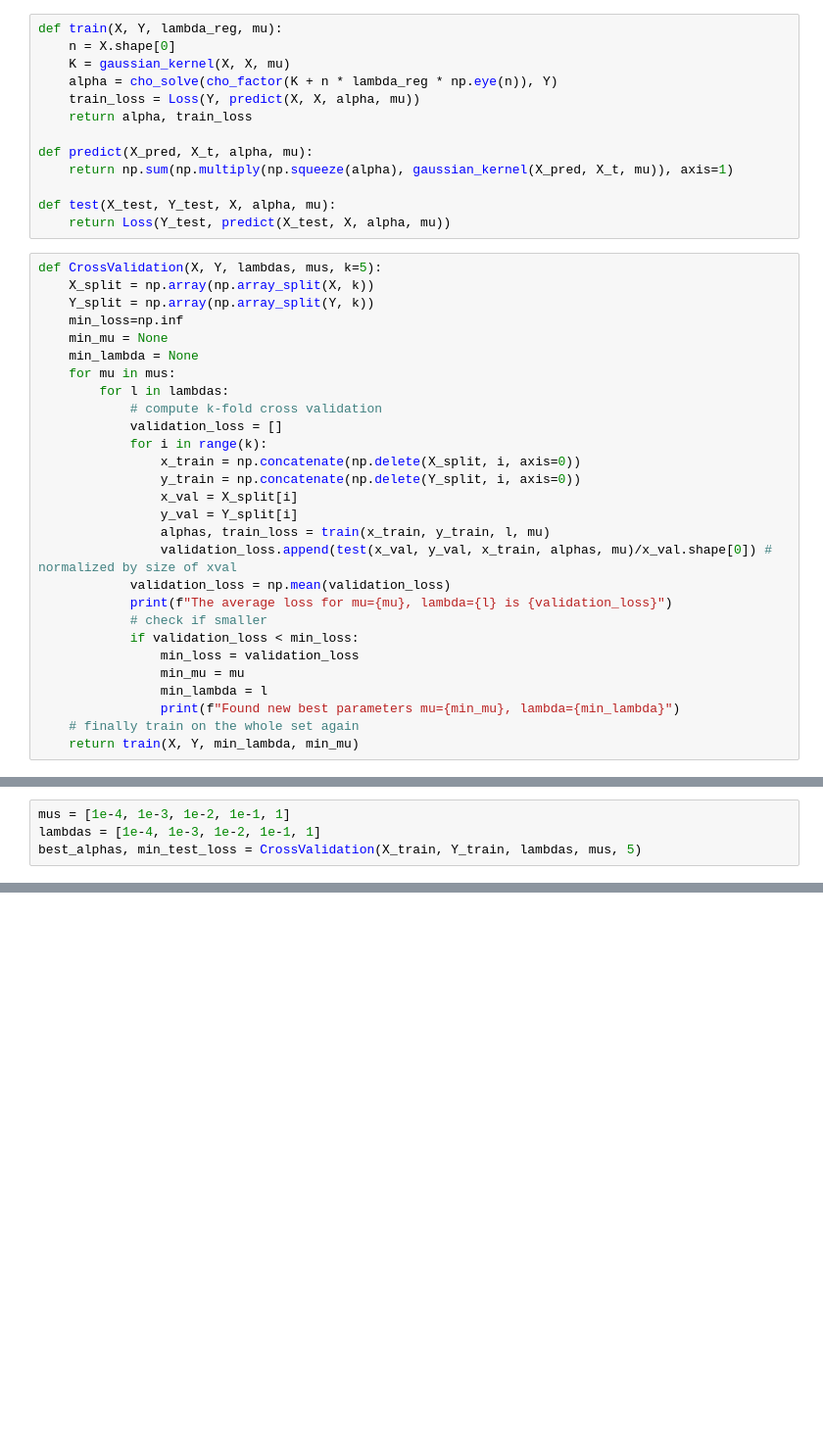
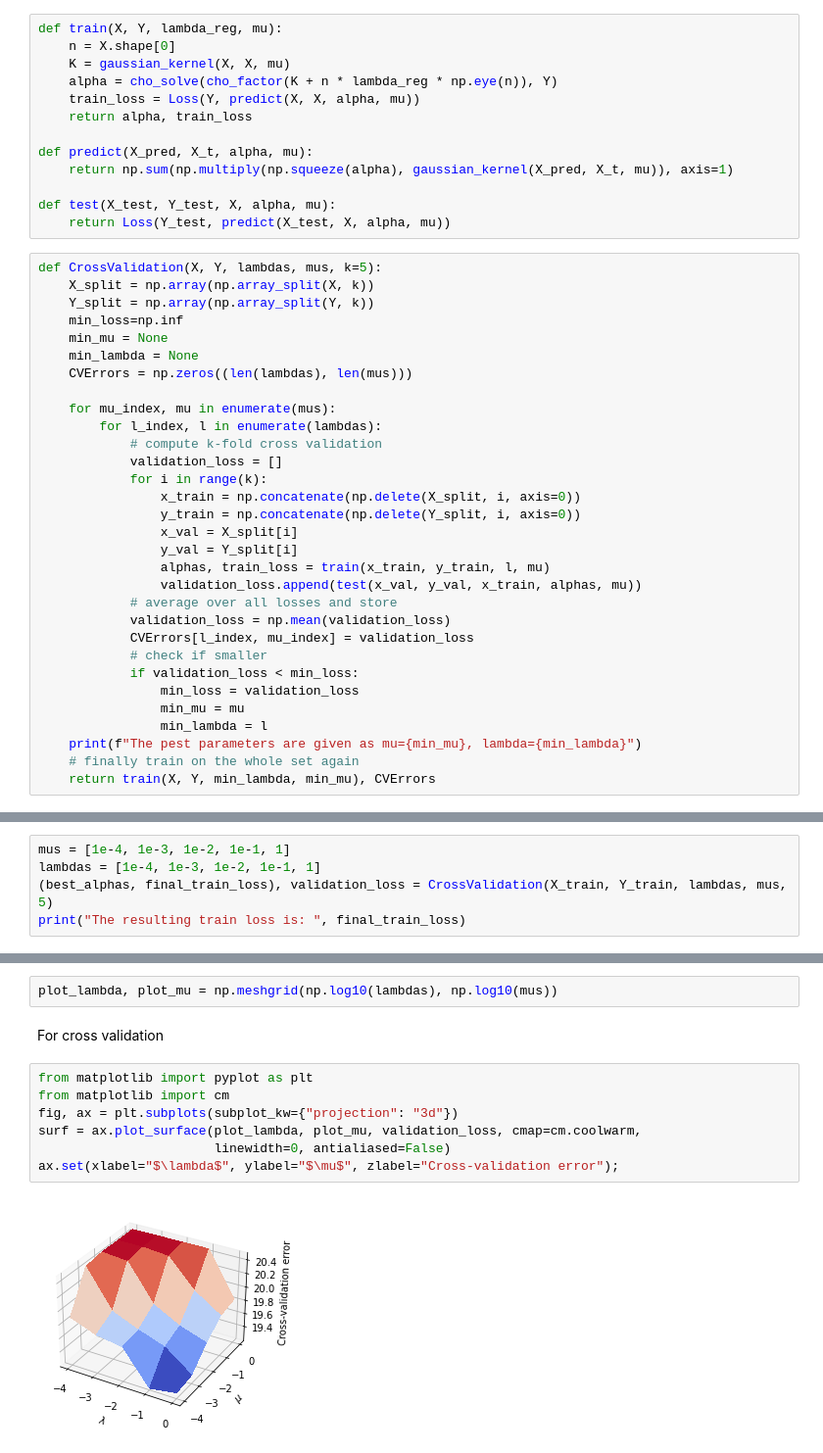
Before and after one commit to philippvb/Statistical_Machine_Learning_Summer_21, a Jupyter notebook: exercise7/exercise_7_philipp.ipynb, the cells around one changed output, grey strips where cells are left out. Shown: that part at 98% size. Drawn from its saved outputs; the diff is of its cells as text; blank space fills up the shorter version.

```diff
--- a/exercise7/exercise_7_philipp.ipynb
+++ b/exercise7/exercise_7_philipp.ipynb
@@ -75,8 +83,10 @@ def CrossValidation(X, Y, lambdas, mus, k=5):
     min_loss=np.inf
     min_mu = None
     min_lambda = None
-    for mu in mus:
-        for l in lambdas:
+    CVErrors = np.zeros((len(lambdas), len(mus)))
+
+    for mu_index, mu in enumerate(mus):
+        for l_index, l in enumerate(lambdas):
             # compute k-fold cross validation
             validation_loss = []
             for i in range(k):
@@ -85,14 +95,15 @@ def CrossValidation(X, Y, lambdas, mus, k=5):
                 x_val = X_split[i]
                 y_val = Y_split[i]
                 alphas, train_loss = train(x_train, y_train, l, mu)
-                validation_loss.append(test(x_val, y_val, x_train, alphas, mu)/x_val.shape[0]) # normalized by size of xval
+                validation_loss.append(test(x_val, y_val, x_train, alphas, mu))
+            # average over all losses and store
             validation_loss = np.mean(validation_loss)
-            print(f"The average loss for mu={mu}, lambda={l} is {validation_loss}")
+            CVErrors[l_index, mu_index] = validation_loss
             # check if smaller
             if validation_loss < min_loss:
                 min_loss = validation_loss
                 min_mu = mu
                 min_lambda = l
-                print(f"Found new best parameters mu={min_mu}, lambda={min_lambda}")
+    print(f"The pest parameters are given as mu={min_mu}, lambda={min_lambda}")
     # finally train on the whole set again
-    return train(X, Y, min_lambda, min_mu)
+    return train(X, Y, min_lambda, min_mu), CVErrors
@@ -99,5 +112,6 @@ def CrossValidation(X, Y, lambdas, mus, k=5):
 # %%
 mus = [1e-4, 1e-3, 1e-2, 1e-1, 1]
 lambdas = [1e-4, 1e-3, 1e-2, 1e-1, 1]
-best_alphas, min_test_loss = CrossValidation(X_train, Y_train, lambdas, mus, 5)
+(best_alphas, final_train_loss), validation_loss = CrossValidation(X_train, Y_train, lambdas, mus, 5)
+print("The resulting train loss is: ", final_train_loss)
 # %% [output]
@@ -124,0 +142,13 @@ min_test_loss
+# %%
+plot_lambda, plot_mu = np.meshgrid(np.log10(lambdas), np.log10(mus))
+# %% [markdown]
+For cross validation
+# %%
+from matplotlib import pyplot as plt
+from matplotlib import cm
+fig, ax = plt.subplots(subplot_kw={"projection": "3d"})
+surf = ax.plot_surface(plot_lambda, plot_mu, validation_loss, cmap=cm.coolwarm,
+                       linewidth=0, antialiased=False)
+ax.set(xlabel="$\lambda$", ylabel="$\mu$", zlabel="Cross-validation error");
+# %% [output]
+[figure, added]
```
Also changed, not shown: parts of 15 cells of this notebook, 3 other files.
